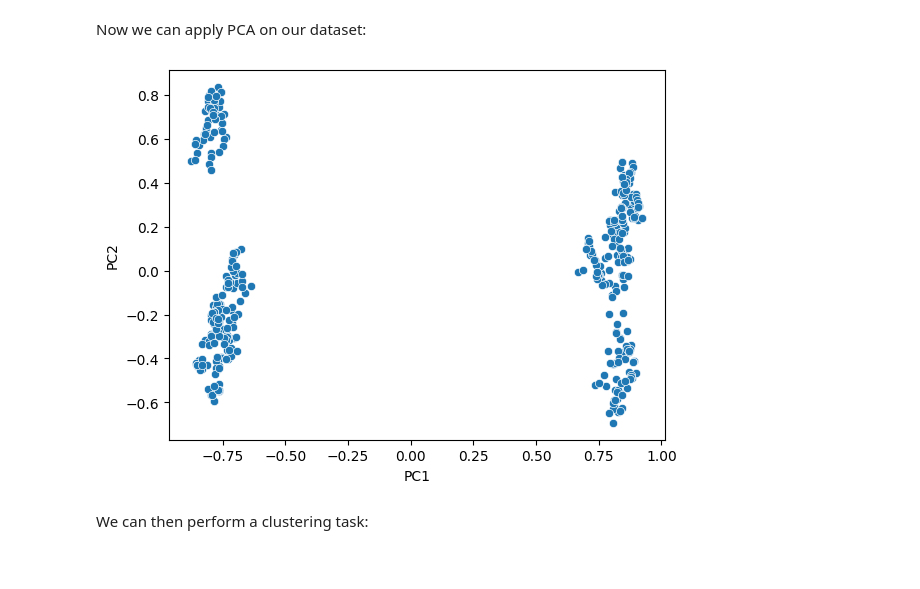
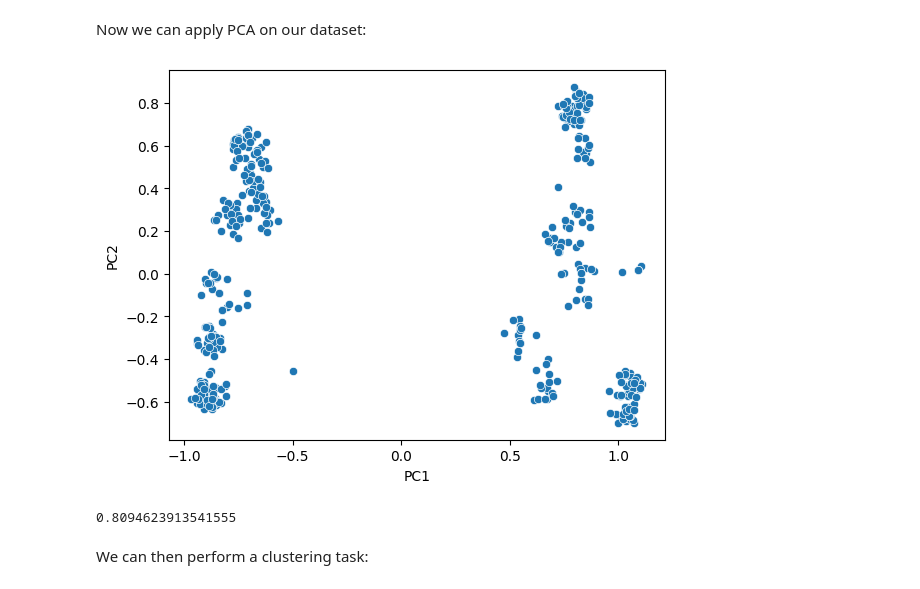
Before and after one commit to ismailkad/acnh_project, a Jupyter notebook: ANCH_eda.ipynb, the cells around one changed output. Drawn from its saved outputs; the diff is of its cells as text; code cells hidden in the pictures.

```diff
--- a/ANCH_eda.ipynb
+++ b/ANCH_eda.ipynb
@@ -298,0 +424,2 @@ sns.regplot(x=np.log(items["sell_value"]), y=np.log(items["buy_value"]))
+# %%
+villagers = villagers.join(clusters)
@@ -301,6 +508,8 @@ sns.regplot(x=np.log(items["sell_value"]), y=np.log(items["buy_value"]))
 # Clustering
 # %% [markdown]
 The difficulty lay in the various categorical features contained in our dataset. One way to deal with those features are to use an encoder.
+# %%
+X = villagers.drop(["rank","tier", "n_appearances", "labels"], axis=1)
 # %%
 villagers
 # %% [output]
@@ -337,4 +530,2 @@ villagers
-# %%
-X = villagers.drop(["tier", "rank", "hobby", "n_appearances"], axis=1)
 # %% [markdown]
 We can use an **ordinal** encoder, which will wrongly assume an order relationship, or a **one hot** encoder, which is computationnally expensive.
@@ -344,13 +532,22 @@ X_ordinal = ordinal.fit_transform(X)
 # %%
 onehot = OneHotEncoder(sparse=False)
 X_onehot = onehot.fit_transform(X)
+# %%
+#Same as using pd.get_dummies
+X_dummies = pd.get_dummies(X)
 # %% [markdown]
 Now we can apply PCA on our dataset:
 # %%
-_, one_hot_pca = scatterplot_pca(data=pd.DataFrame(X_onehot))
-X_onehot_pca = one_hot_pca.transform(X_onehot)
+_, one_hot_pca = scatterplot_pca(data=pd.DataFrame(X_dummies))
+X_onehot_pca = one_hot_pca.transform(X_dummies)
 # %% [output]
-[figure, old version]
+[figure, new version]
+# %%
+cls = PCA(n_components=25)
+pcs = cls.fit_transform(X_dummies)
+cls.explained_variance_ratio_.sum()
+# %% [output]
+0.8094623913541555
 # %% [markdown]
 We can then perform a clustering task:
 # %%
```
Also changed, not shown: parts of 61 cells of this notebook, 9 other files.
